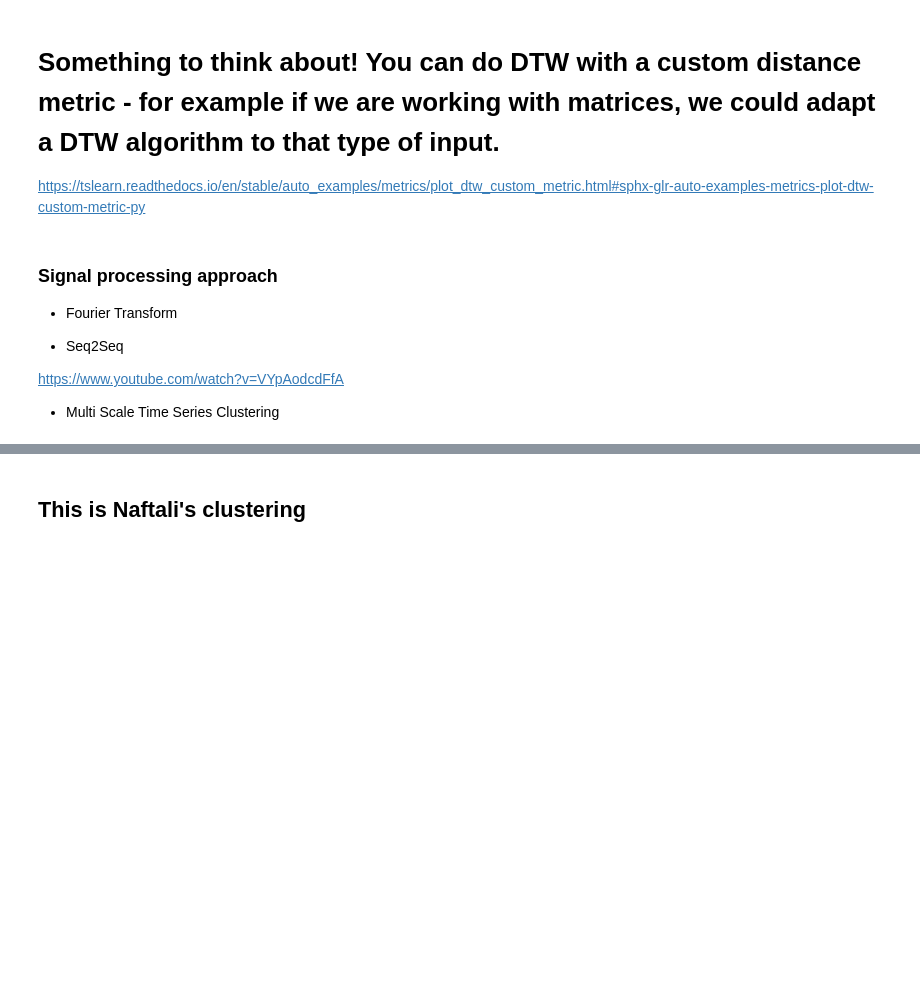
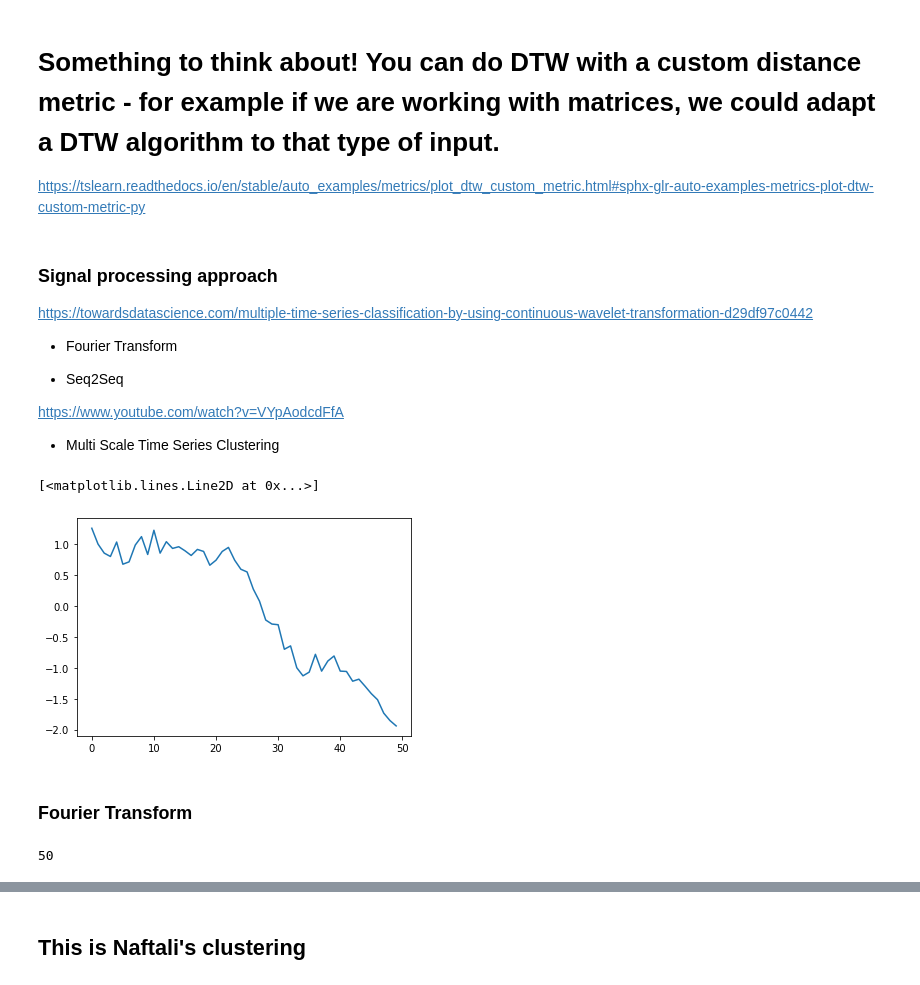
Before and after one commit to mtchibozo/Capstone-Fall-2020, a Jupyter notebook: main_max.ipynb, the cells around one changed output, grey strips where cells are left out. Drawn from its saved outputs; the diff is of its cells as text; code cells hidden in the pictures; blank space fills up the shorter version.

```diff
--- a/main_max.ipynb
+++ b/main_max.ipynb
@@ -453,6 +455,8 @@ Here, cluster center is defined as per the DTW algorithm.
 https://tslearn.readthedocs.io/en/stable/auto_examples/metrics/plot_dtw_custom_metric.html#sphx-glr-auto-examples-metrics-plot-dtw-custom-metric-py
 # %% [markdown]
 ### Signal processing approach
+
+https://towardsdatascience.com/multiple-time-series-classification-by-using-continuous-wavelet-transformation-d29df97c0442
 
 - Fourier Transform
 
@@ -465,0 +468,11 @@ https://www.youtube.com/watch?v=VYpAodcdFfA
+# %%
+plt.plot(X_train[0])
+# %% [output]
+[<matplotlib.lines.Line2D at 0x...>]
+[figure, added]
+# %% [markdown]
+### Fourier Transform
+# %%
+n
+# %% [output]
+50
```
Also changed, not shown: parts of 6 cells of this notebook.
